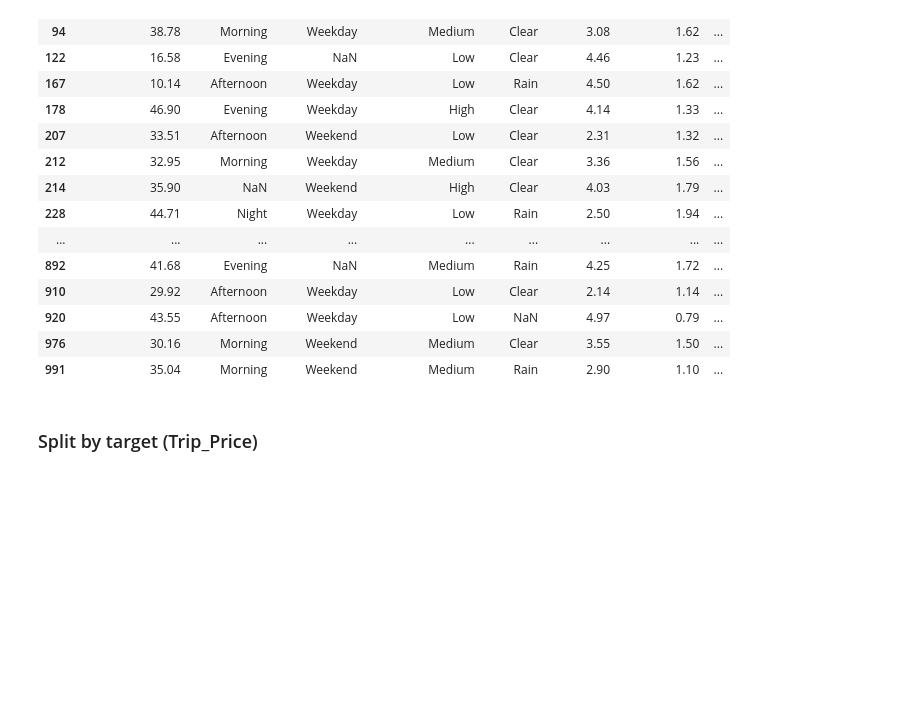
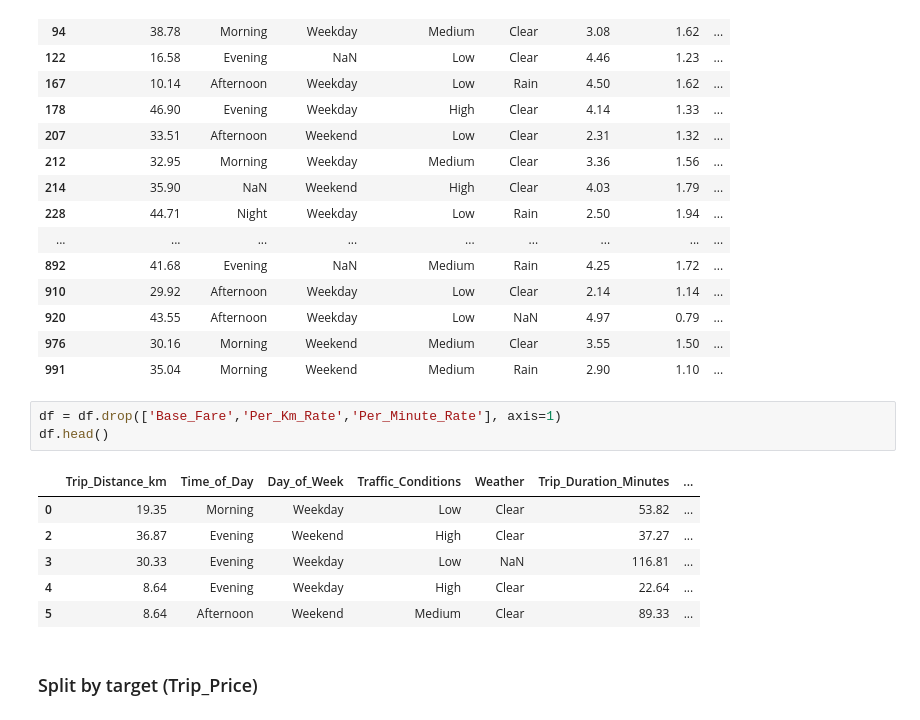
Before and after one commit to Lilit900/taxi_prediction_fullstack_lilit, a Jupyter notebook: src/taxipred/model_development/eda.ipynb, the cells around one changed output. Cells and saved outputs as stored; diff of their text form; blank space fills up the shorter version.

```diff
--- a/src/taxipred/model_development/eda.ipynb
+++ b/src/taxipred/model_development/eda.ipynb
@@ -458,5 +458,15 @@ df[df['Trip_Price'].isna()]
 | 920 | 43.55 | Afternoon | Weekday | Low | NaN | 4.97 | 0.79 | ... |
 | 976 | 30.16 | Morning | Weekend | Medium | Clear | 3.55 | 1.50 | ... |
 | 991 | 35.04 | Morning | Weekend | Medium | Rain | 2.90 | 1.10 | ... |
+# %%
+df = df.drop(['Base_Fare','Per_Km_Rate','Per_Minute_Rate'], axis=1)
+df.head()
+# %% [output]
+|  | Trip_Distance_km | Time_of_Day | Day_of_Week | Traffic_Conditions | Weather | Trip_Duration_Minutes | ... |
+| 0 | 19.35 | Morning | Weekday | Low | Clear | 53.82 | ... |
+| 2 | 36.87 | Evening | Weekend | High | Clear | 37.27 | ... |
+| 3 | 30.33 | Evening | Weekday | Low | NaN | 116.81 | ... |
+| 4 | 8.64 | Evening | Weekday | High | Clear | 22.64 | ... |
+| 5 | 8.64 | Afternoon | Weekend | Medium | Clear | 89.33 | ... |
 # %% [markdown]
 ### Split by target (Trip_Price)
```
Also changed, not shown: parts of 32 cells of this notebook.
